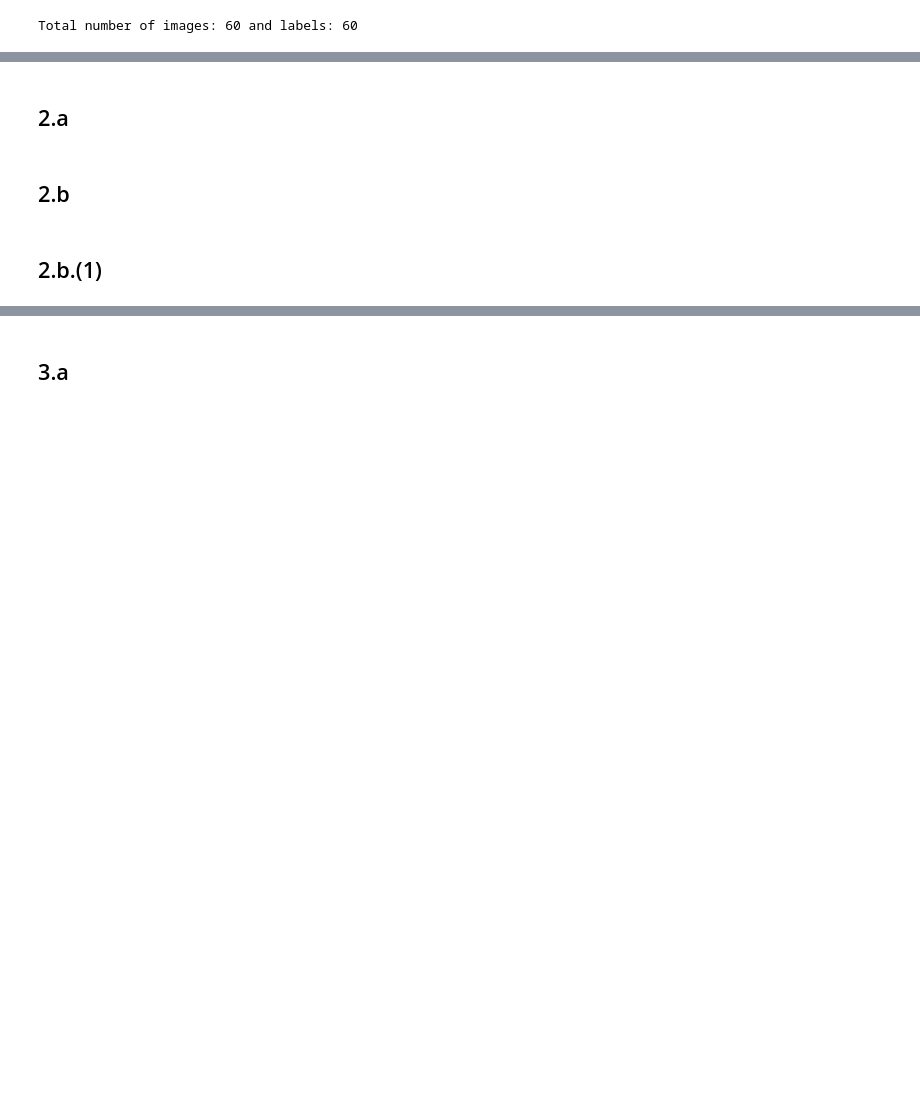
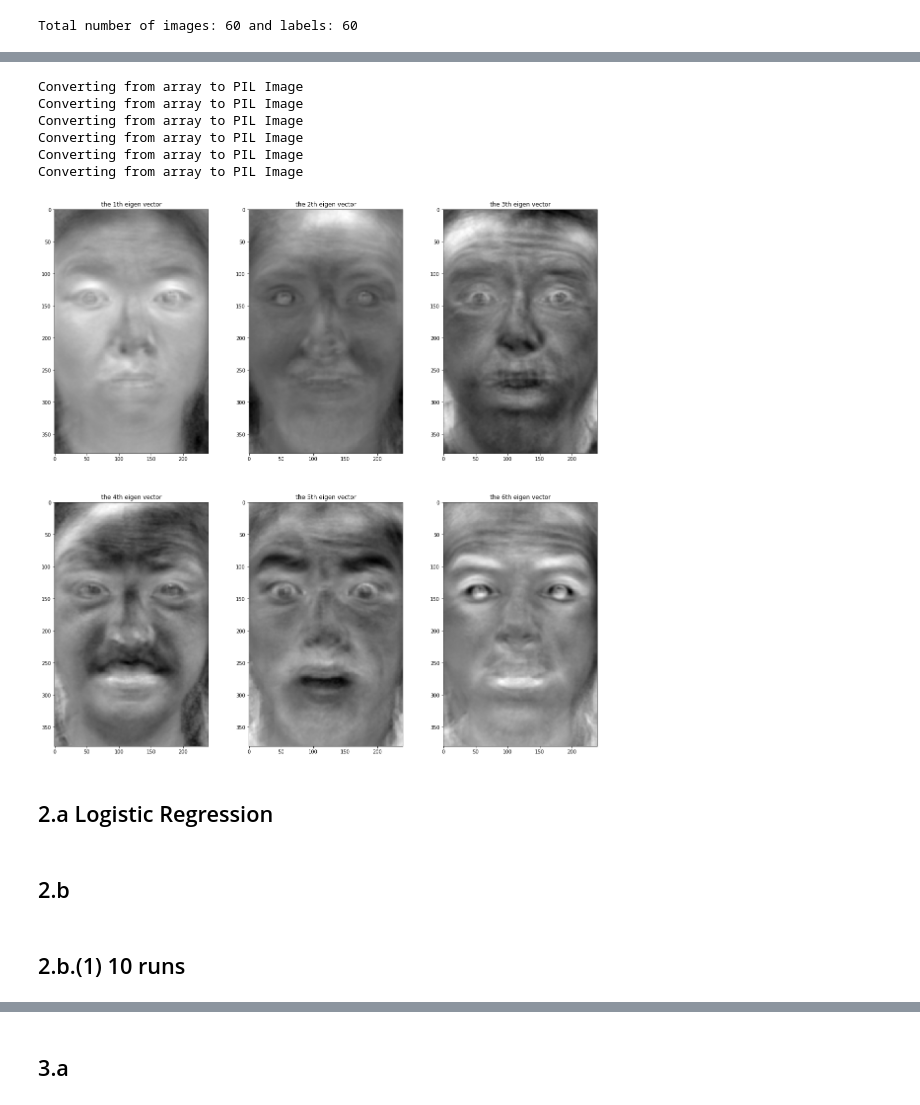
Before and after one commit to zyp5511/CSE253, a Jupyter notebook: hw1_2_1.ipynb, the cells around one changed output, grey strips where cells are left out. Cells and saved outputs as stored; diff of their text form; code cells hidden in the pictures; blank space fills up the shorter version.

```diff
--- a/hw1_2_1.ipynb
+++ b/hw1_2_1.ipynb
@@ -235,5 +234,22 @@ Converting from array to PIL Image
+# %%
+columns = 3
+rows = 2
+fig=plt.figure(figsize=(20, 20))
+for i in range(1, columns*rows +1):
+    fig.add_subplot(rows, columns, i)
+    plt.imshow(image_normalization(evecs_pic[i-1,:,:]))
+    plt.title("the "+ str(i) + "th eigen vector")
+plt.show()
+# %% [output]
+Converting from array to PIL Image
+Converting from array to PIL Image
+Converting from array to PIL Image
+Converting from array to PIL Image
+Converting from array to PIL Image
+Converting from array to PIL Image
+[figure, added]
 # %% [markdown]
-## 2.a
+## 2.a Logistic Regression
 # %%
 def sigmoid(x):
     return 1. / (1. + np.exp(-x))
@@ -297,2 +305,2 @@ happy=np.array(happy_vector,'float64')
 # %% [markdown]
-## 2.b.(1)
+## 2.b.(1) 10 runs
```
Also changed, not shown: parts of 40 cells of this notebook.
